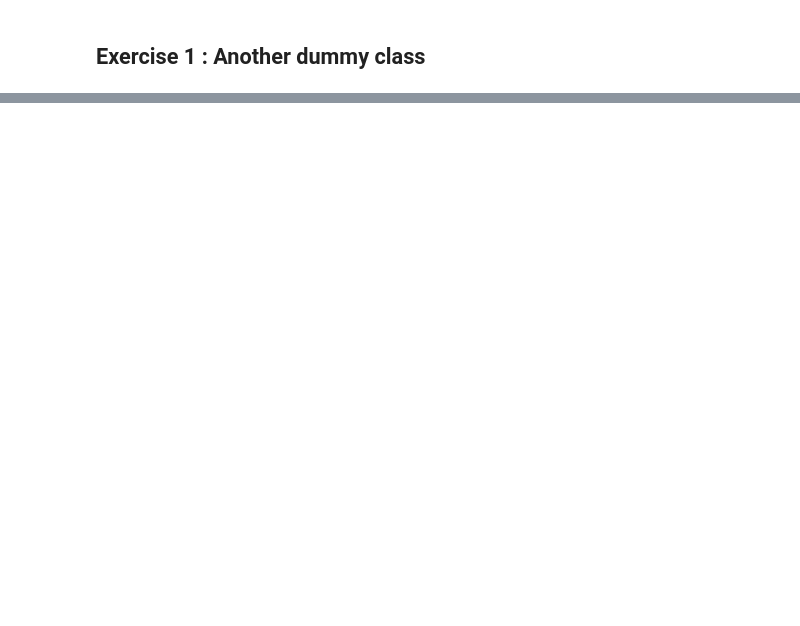
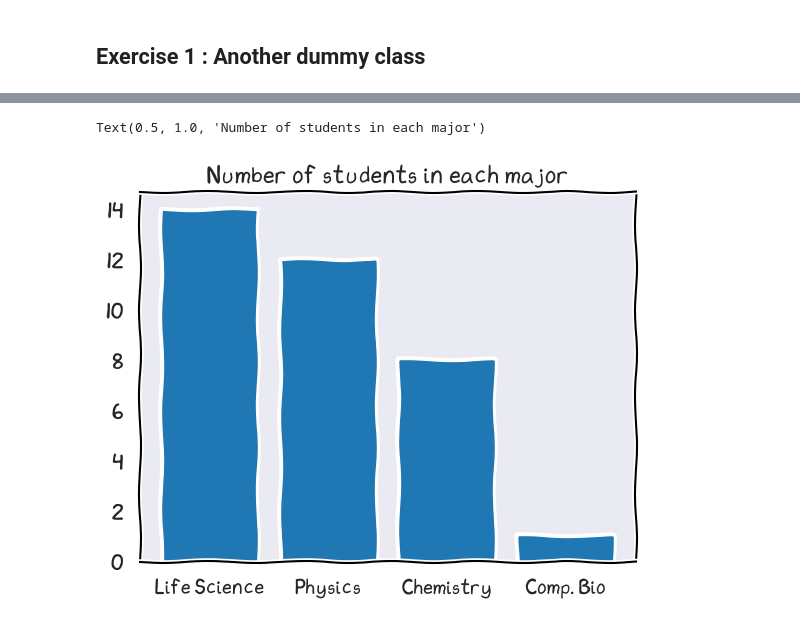
Before and after one commit to SPS-SP2273/learning-portfolio-shawn1368, a Jupyter notebook: pandas/pandas_(need).ipynb, the cells around one changed output, grey strips where cells are left out. Saved outputs shown, nothing was run; the diff lists cells and outputs as text; code cells hidden in the pictures; blank space fills up the shorter version.

```diff
--- a/pandas/pandas_(need).ipynb
+++ b/pandas/pandas_(need).ipynb
@@ -113,0 +584,4 @@ import seaborn as sns
+# %%
+dummy_class = pd.read_excel("another-dummy-class.xlsx")
+# %%
+dummy_class.drop(columns="Unnamed: 0", inplace=True)
@@ -113,0 +612,12 @@ import seaborn as sns
+# %%
+major_stats_nogender = dummy_class.groupby(by=['Major'], as_index=False).size()
+# %%
+major_stats_nogender.sort_values(by=['size'], ascending=False, inplace=True)
+# %%
+# Plotting the figure
+fig, ax = plt.subplots()
+ax.bar(major_stats_nogender["Major"], major_stats_nogender["size"])
+ax.set_title("Number of students in each major")
+# %% [output]
+Text(0.5, 1.0, 'Number of students in each major')
+[figure, added]
```
Also changed, not shown: parts of 61 cells of this notebook.
